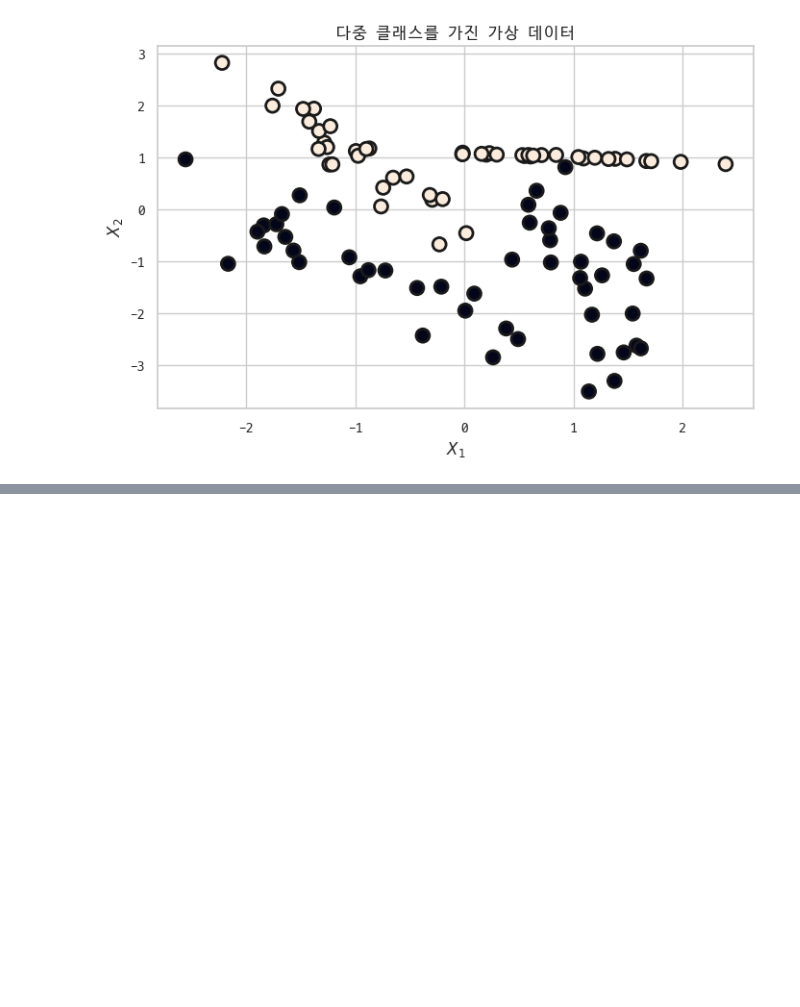
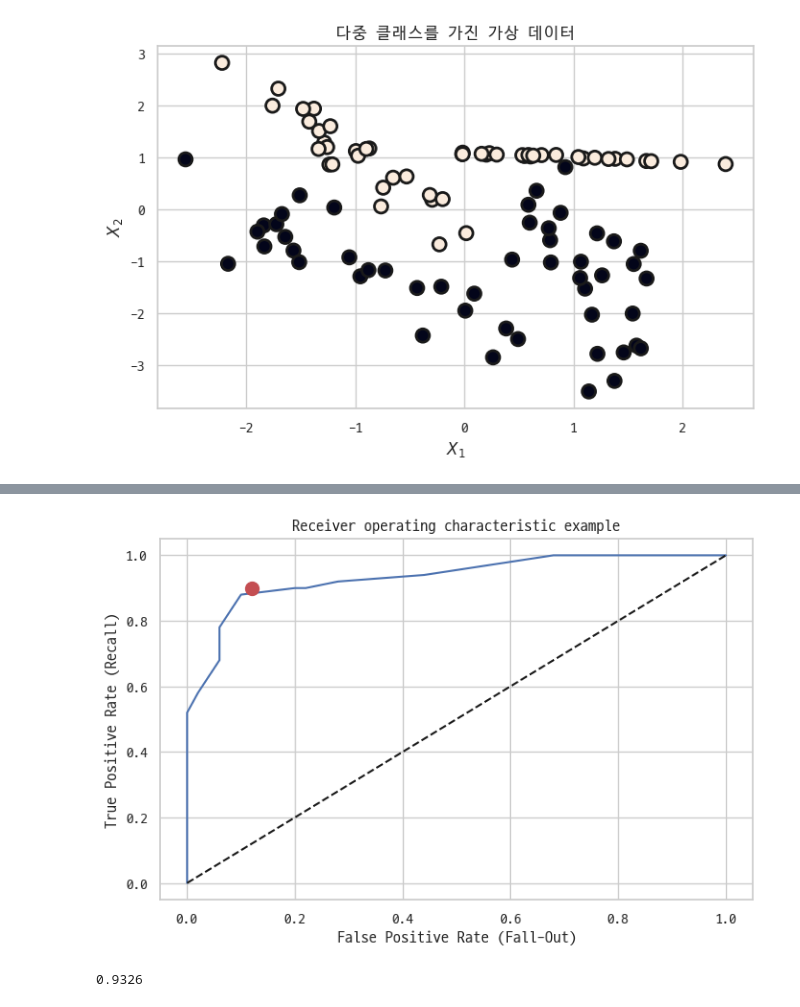
Before and after one commit to p829911/math, a Jupyter notebook: classification.ipynb, the cells around one changed output, grey strips where cells are left out. Saved outputs shown, nothing was run; the diff lists cells and outputs as text; code cells hidden in the pictures; blank space fills up the shorter version.

```diff
--- a/classification.ipynb
+++ b/classification.ipynb
@@ -256,0 +350,2 @@ plt.show()
+# %%
+df_f["Prediction"] = result.predict(df_f)
@@ -256,0 +361,2 @@ plt.show()
+# %%
+df_f["predict_values"] = df_f.Prediction.apply(lambda x: 1 if x >= 0.5 else 0)
@@ -256,0 +390,21 @@ plt.show()
+# %%
+from sklearn.metrics import roc_curve
+fpr, tpr, thresholds = roc_curve(df_f.target, df_f.Prediction)
+# %%
+recall = 45 / (45 + 5)
+fallout = 6 / (6 + 44)
+# %%
+plt.plot(fpr, tpr, label="Logistic Regression")
+plt.plot([0, 1], [0, 1], 'k--', label="random guess")
+plt.plot([fallout], [recall], 'ro', ms=10)
+plt.xlabel('False Positive Rate (Fall-Out)')
+plt.ylabel('True Positive Rate (Recall)')
+plt.title('Receiver operating characteristic example')
+plt.show()
+# %% [output]
+[figure, added]
+# %%
+from sklearn.metrics import auc
+auc(fpr, tpr)
+# %% [output]
+0.9326
```
Also changed, not shown: parts of 11 cells of this notebook, 4 other files.
